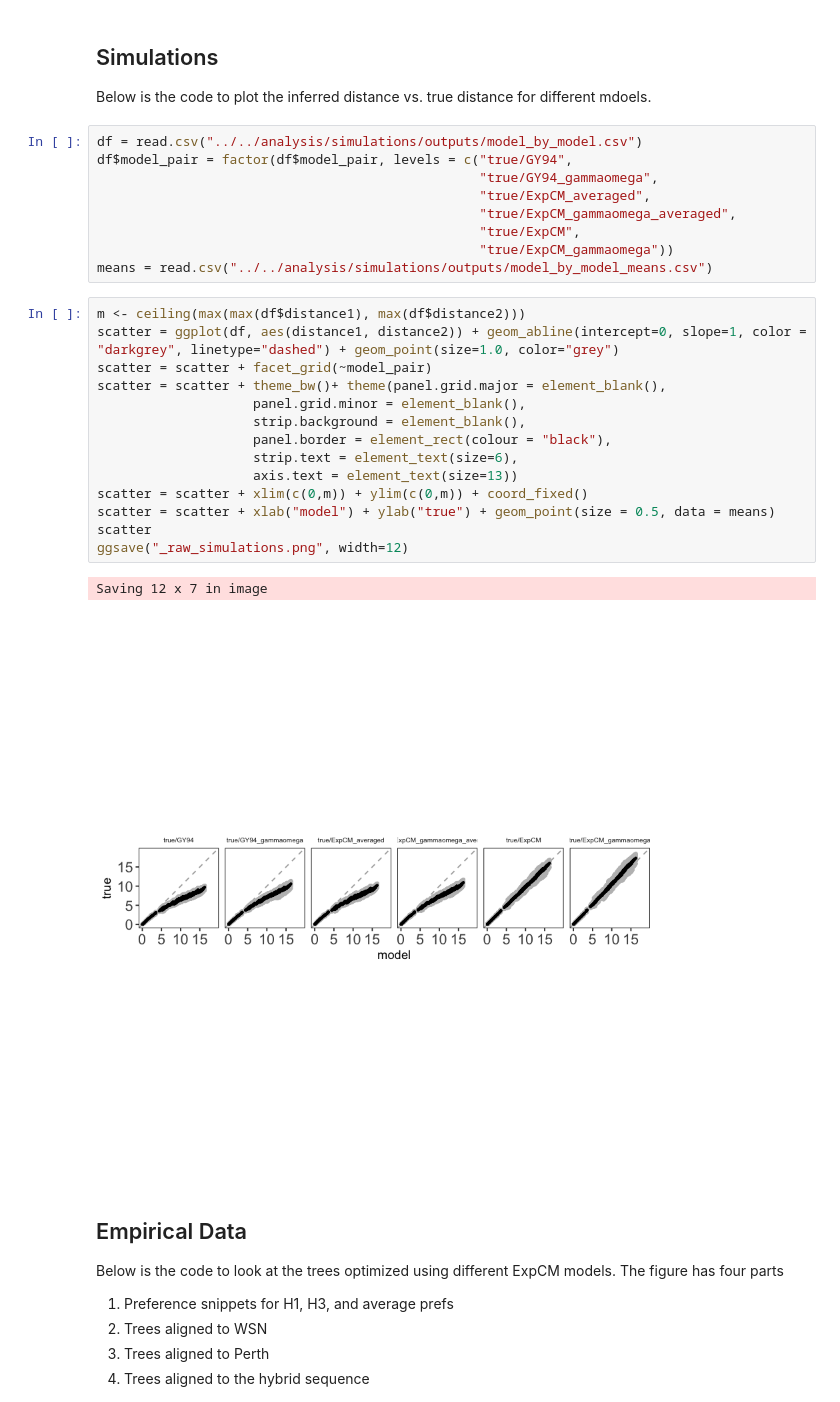
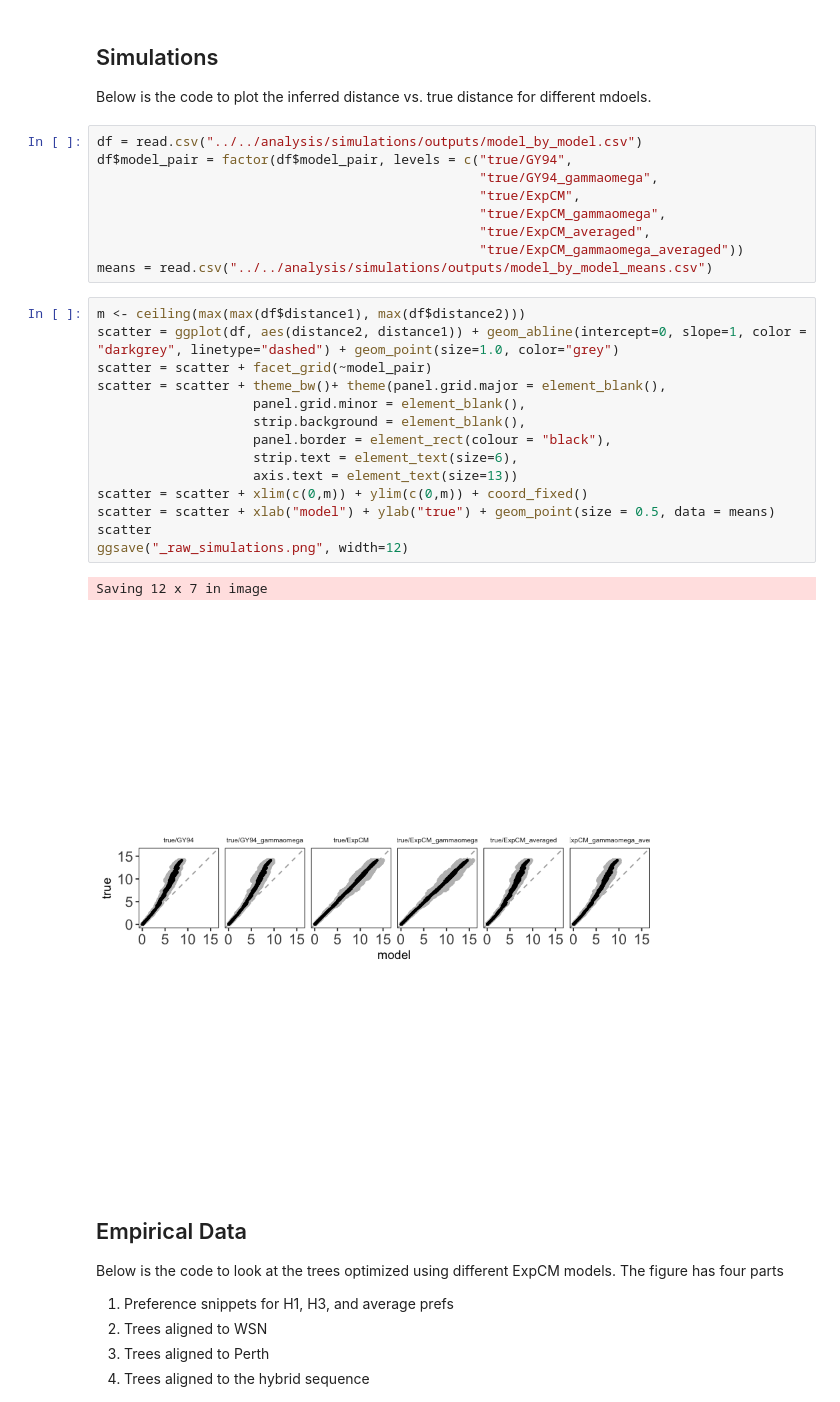
Before and after one commit to jbloomlab/divergence_timing_manuscript, a Jupyter notebook: manuscript/figures/figures.ipynb, the cells around one changed output. Cells and saved outputs as stored; diff of their text form.

Commit message:
small tweaks to simulations figure

```diff
--- a/manuscript/figures/figures.ipynb
+++ b/manuscript/figures/figures.ipynb
@@ -262,28 +262,28 @@ Below is the code to plot the inferred distance vs. true distance for different
 df = read.csv("../../analysis/simulations/outputs/model_by_model.csv")
 df$model_pair = factor(df$model_pair, levels = c("true/GY94",
                                                  "true/GY94_gammaomega",
+                                                 "true/ExpCM",
+                                                 "true/ExpCM_gammaomega",
                                                  "true/ExpCM_averaged",
-                                                 "true/ExpCM_gammaomega_averaged",
-                                                 "true/ExpCM",
-                                                 "true/ExpCM_gammaomega"))
+                                                 "true/ExpCM_gammaomega_averaged"))
 means = read.csv("../../analysis/simulations/outputs/model_by_model_means.csv")
 # %%
 m <- ceiling(max(max(df$distance1), max(df$distance2)))
-scatter = ggplot(df, aes(distance1, distance2)) + geom_abline(intercept=0, slope=1, color = "darkgrey", linetype="dashed") + geom_point(size=1.0, color="grey")
+scatter = ggplot(df, aes(distance2, distance1)) + geom_abline(intercept=0, slope=1, color = "darkgrey", linetype="dashed") + geom_point(size=1.0, color="grey")
 scatter = scatter + facet_grid(~model_pair)
 scatter = scatter + theme_bw()+ theme(panel.grid.major = element_blank(),
                     panel.grid.minor = element_blank(),
                     strip.background = element_blank(),
                     panel.border = element_rect(colour = "black"),
                     strip.text = element_text(size=6),
                     axis.text = element_text(size=13))
 scatter = scatter + xlim(c(0,m)) + ylim(c(0,m)) + coord_fixed()
 scatter = scatter + xlab("model") + ylab("true") + geom_point(size = 0.5, data = means)
 scatter
 ggsave("_raw_simulations.png", width=12)
 # %% [output]
 Saving 12 x 7 in image
-[figure, old version]
+[figure, new version]
 # %% [markdown]
 ## Empirical Data
 
```
Also changed, not shown: parts of 1 cell of this notebook, 4 other files.
